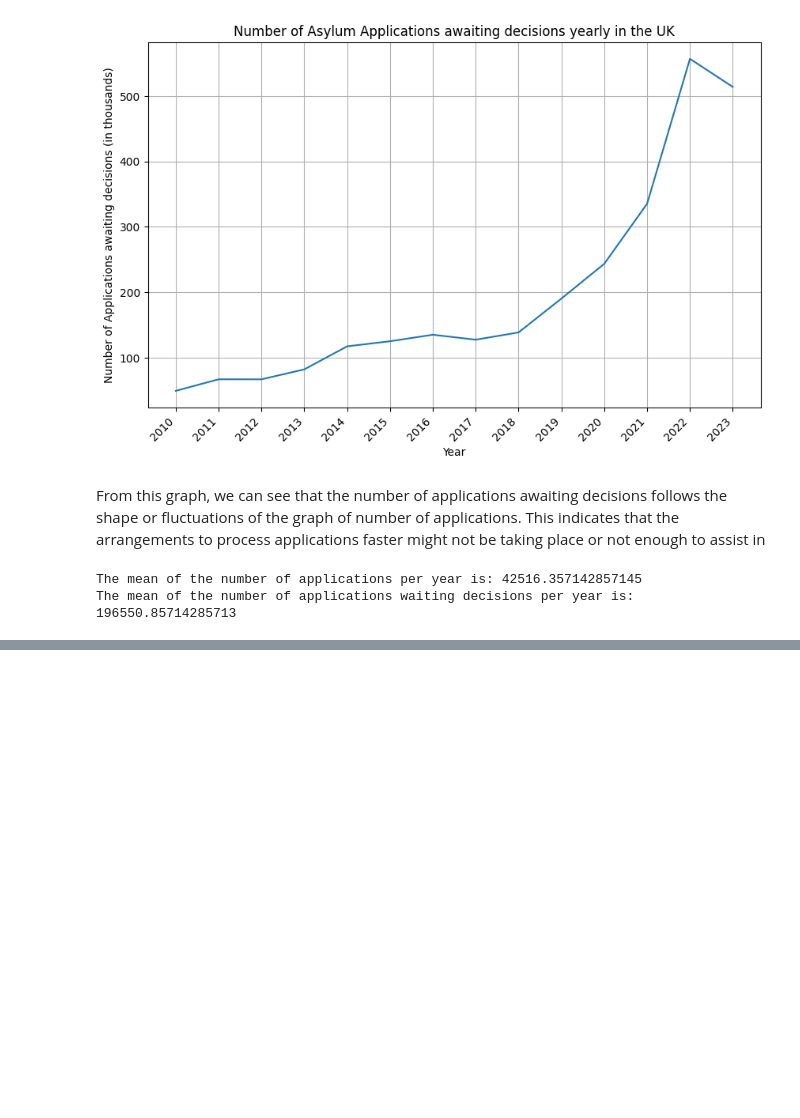
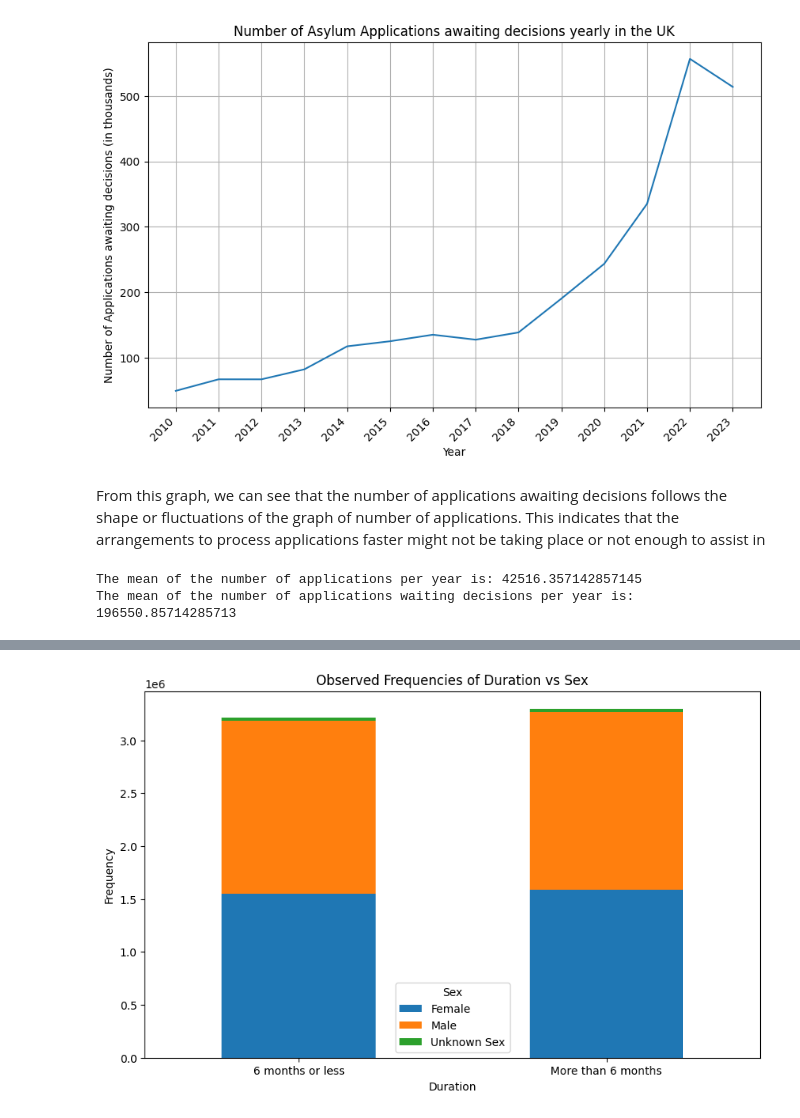
Before and after one commit to lisds/project-asylum-applications, a Jupyter notebook: data/Updated_Asylum_app.ipynb, the cells around one changed output, grey strips where cells are left out. Saved outputs shown, nothing was run; the diff lists cells and outputs as text; code cells hidden in the pictures; blank space fills up the shorter version.

```diff
--- a/data/Updated_Asylum_app.ipynb
+++ b/data/Updated_Asylum_app.ipynb
@@ -163,0 +311,14 @@ The mean of the number of applications waiting decisions per year is: 196550.857
+# %%
+#Create a cross-tabulation of 'Duration' and 'Sex'
+cross_tab_sex = pd.crosstab(merged_data['Duration'], merged_data['Sex'])
+
+#Plotting observed frequencies in a bar chart for Duration vs Sex
+cross_tab_sex.plot(kind='bar', stacked=True, figsize=(10, 6))
+plt.title('Observed Frequencies of Duration vs Sex')
+plt.xlabel('Duration')
+plt.ylabel('Frequency')
+plt.xticks(rotation=0)  # Adjust x-axis labels rotation if necessary
+plt.legend(title='Sex')
+plt.show()
+# %% [output]
+[figure, added]
```
Also changed, not shown: parts of 14 cells of this notebook.
